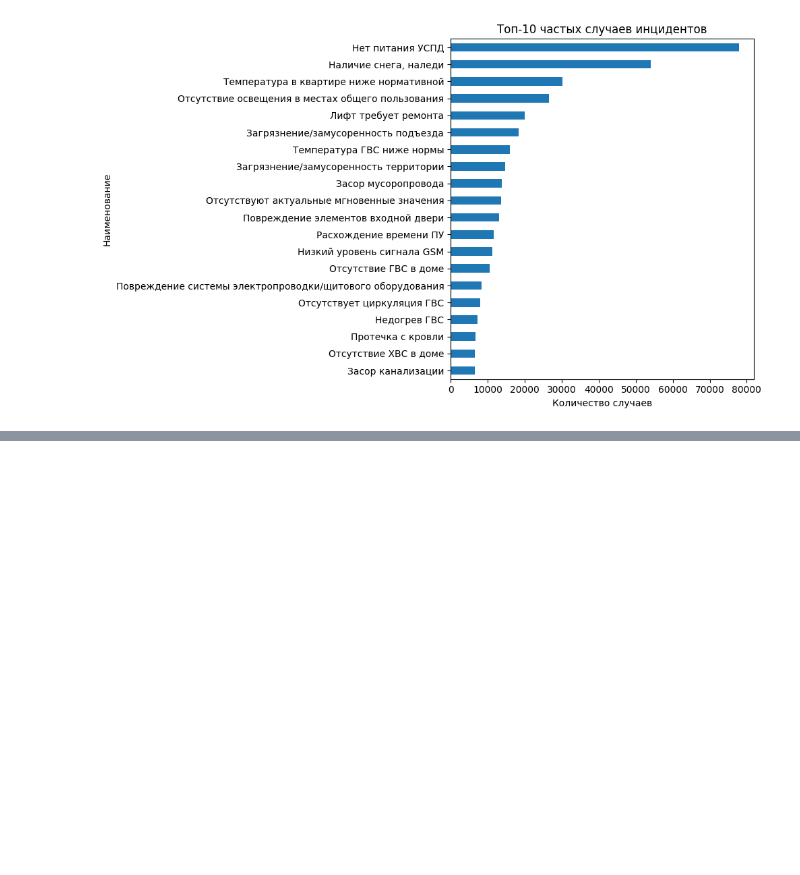
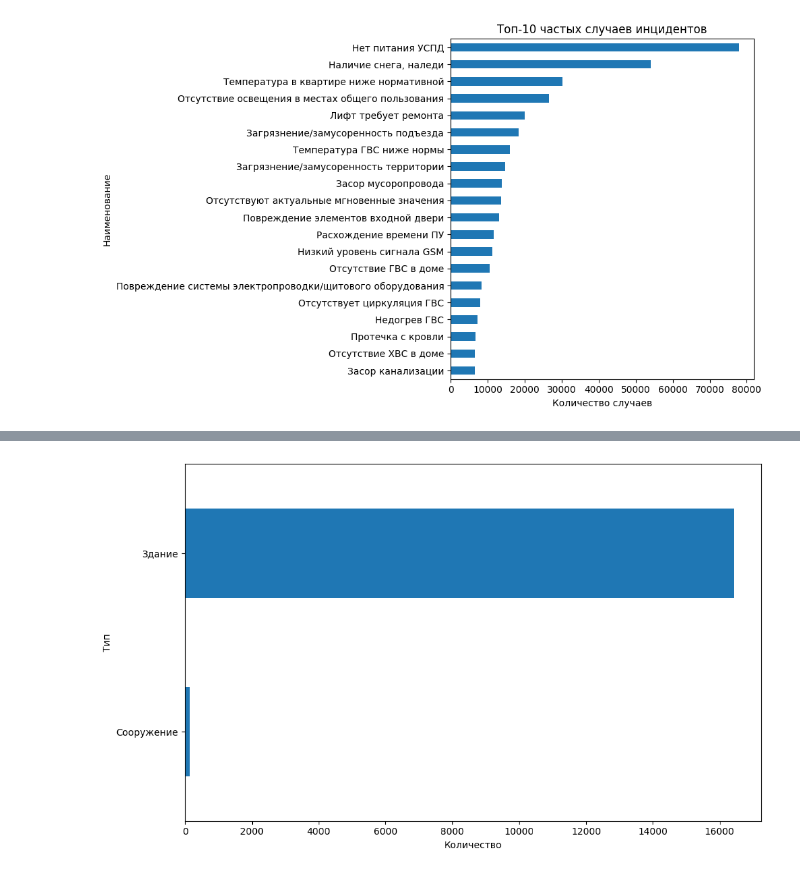
Before and after one commit to vdmkkk/LCT-2024-MISIS-Ivanovo, a Jupyter notebook: ml/eda.ipynb, the cells around one changed output, grey strips where cells are left out. Saved outputs shown, nothing was run; the diff lists cells and outputs as text; code cells hidden in the pictures; blank space fills up the shorter version.

```diff
--- a/ml/eda.ipynb
+++ b/ml/eda.ipynb
@@ -79,0 +95,7 @@ plt.show()
+# %%
+bti = pd.read_excel("10. ДЖКХ + ДИТ/9. Выгрузка БТИ.xlsx", header=0, skiprows=[0])
+bti = bti.rename(columns={'Unnamed: 0': 'Номер',
+                           'Unnamed: 11': 'УНОМ',
+                           'Unnamed: 12': 'UNAD',
+                           })
+bti
@@ -79,0 +136,4 @@ plt.show()
+# %%
+plot_gist_categorical(bti, "Тип")
+# %% [output]
+[figure, added]
```
Also changed, not shown: parts of 15 cells of this notebook.
